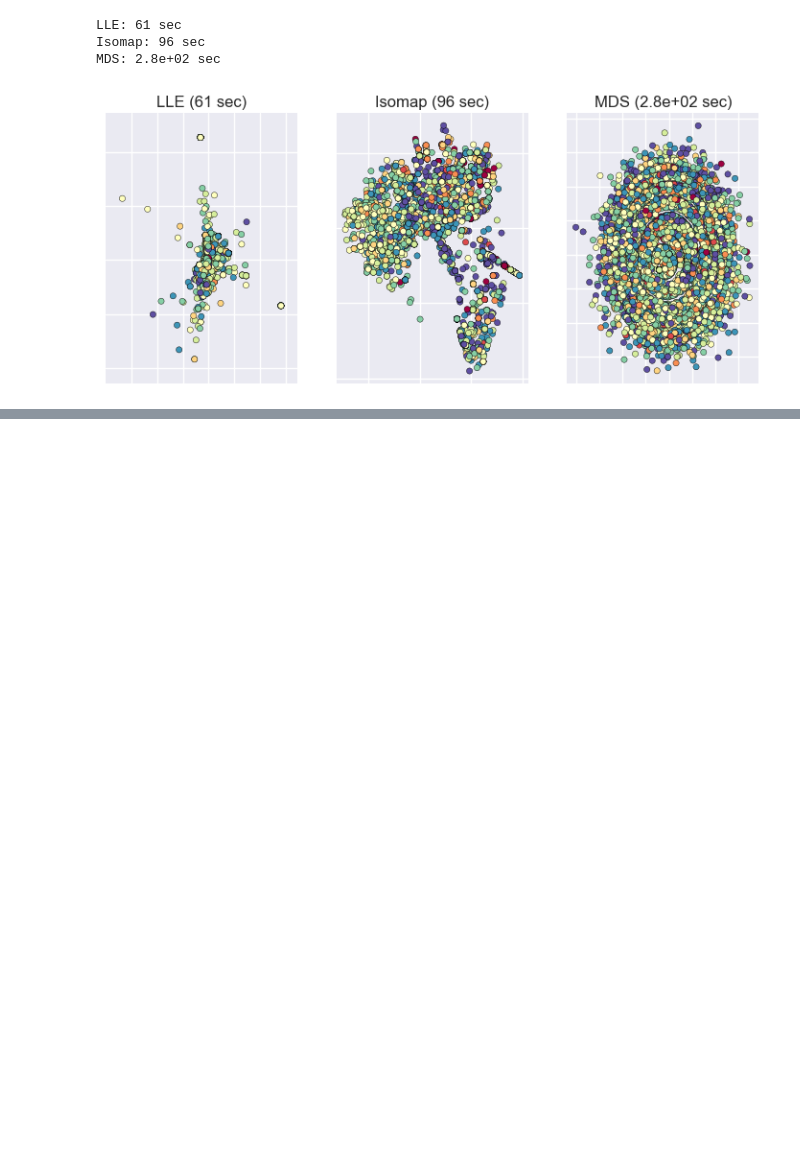
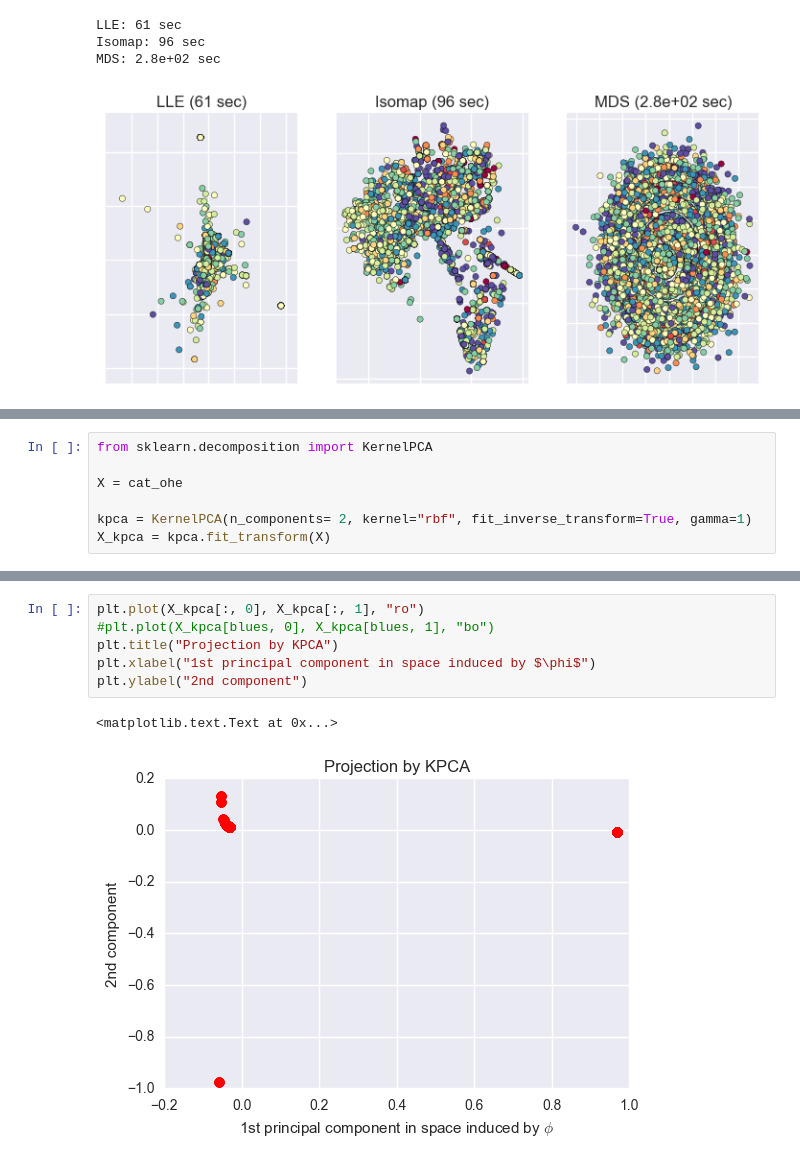
Before and after one commit to joroscha/ml, a Jupyter notebook: Data Exploration.ipynb, the cells around one changed output, grey strips where cells are left out. Cells and saved outputs as stored; diff of their text form; blank space fills up the shorter version.

```diff
--- a/Data Exploration.ipynb
+++ b/Data Exploration.ipynb
@@ -441,0 +447,7 @@ MDS: 2.8e+02 sec
+# %%
+from sklearn.decomposition import KernelPCA
+
+X = cat_ohe
+
+kpca = KernelPCA(n_components= 2, kernel="rbf", fit_inverse_transform=True, gamma=1)
+X_kpca = kpca.fit_transform(X)
@@ -441,0 +463,9 @@ MDS: 2.8e+02 sec
+# %%
+plt.plot(X_kpca[:, 0], X_kpca[:, 1], "ro")
+#plt.plot(X_kpca[blues, 0], X_kpca[blues, 1], "bo")
+plt.title("Projection by KPCA")
+plt.xlabel("1st principal component in space induced by $\phi$")
+plt.ylabel("2nd component")
+# %% [output]
+<matplotlib.text.Text at 0x...>
+[figure, added]
```
Also changed, not shown: parts of 20 cells of this notebook, 5 other files.
